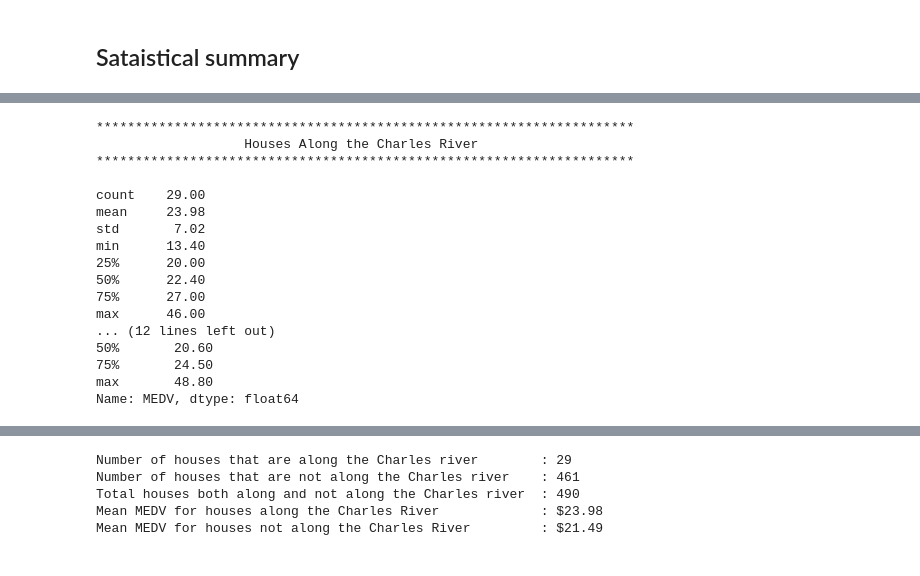
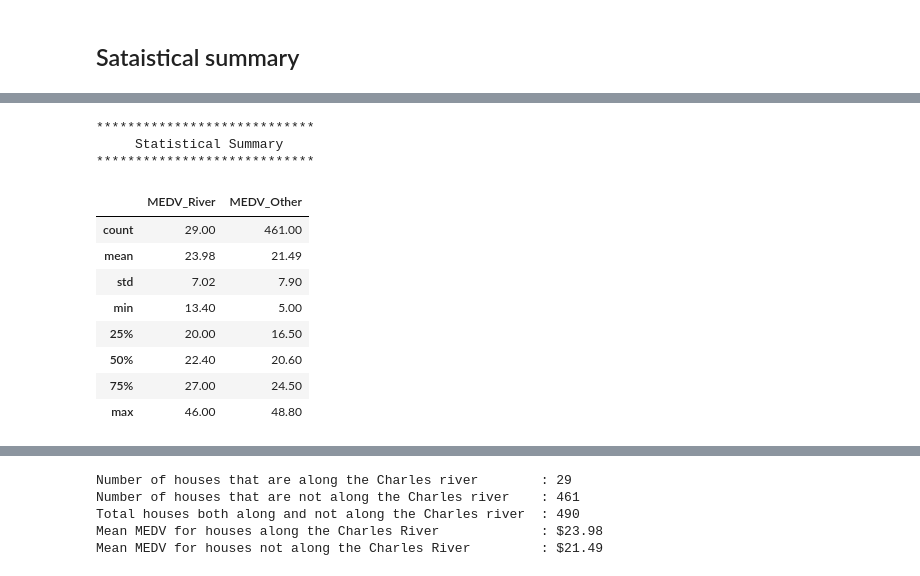
Before and after one commit to Roisin-Fallon/Machine-Learning-and-Statistics-Assessment-2019, a Jupyter notebook: Project.ipynb, the cells around one changed output, grey strips where cells are left out. Cells and saved outputs as stored; diff of their text form; code cells hidden in the pictures.

```diff
--- a/Project.ipynb
+++ b/Project.ipynb
@@ -514,35 +522,37 @@ strong multicollinearity or other numerical problems.
 df2= df.copy(deep=True)
 
 df2=df2[df2['MEDV']<50]
-# %%
-# Adaptd from: https://github.com/ianmcloughlin/jupyter-teaching-notebooks/blob/master/pandas-with-iris.ipynb
-
-print("\n*********************************************************************")
-print("                   Houses Along the Charles River                    ")
-print("*********************************************************************\n")
-by_river = df2.loc[df2.loc[:, 'CHAS'] == 1]["MEDV"]
-print(round(by_river.describe(), 2))
-
-print("\n\n*********************************************************************")
-print("             Houses Not Along the Charles River                      ")
-print("*********************************************************************\n")
-other = df2.loc[df2.loc[:, 'CHAS'] == 0]["MEDV"]
-print(round(other.describe().T, 2))
-# %% [output]
-*********************************************************************
-                   Houses Along the Charles River
-*********************************************************************
-
-count    29.00
-mean     23.98
-std       7.02
-min      13.40
-25%      20.00
-50%      22.40
-75%      27.00
-max      46.00
-... (12 lines left out)
-50%       20.60
-75%       24.50
-max       48.80
-Name: MEDV, dtype: float64
+# %%
+# Break the CHAS column into 2 seperate columns based on if they are along the Charles river (1) or other(0)
+
+# Along the Charles river describe function rounded to 2 decimal places
+river = df2[df2['CHAS']==1].describe()
+
+# Name the column - Adapted from: https://pythonquestion.com/post/how-can-i-change-name-of-arbitrary-columns-in-pandas-df-using-lambda-function/
+river.rename(columns=lambda x:x+'_River', inplace=True)
+
+# Not along the Charles river describe function rounded to 2 decimal places
+other = df2[df2['CHAS']==0].describe()
+other.rename(columns=lambda x:x+'_Other',inplace=True)
+
+# create a new table where you concatenate
+new = pd.concat([river, other], axis=1)
+
+print("\n****************************")
+print("     Statistical Summary   ")
+print("****************************")
+chas = new.loc[:, ['MEDV_River', 'MEDV_Other']]
+chas.round(2)
+# %% [output]
+****************************
+     Statistical Summary
+****************************
+|  | MEDV_River | MEDV_Other |
+| count | 29.00 | 461.00 |
+| mean | 23.98 | 21.49 |
+| std | 7.02 | 7.90 |
+| min | 13.40 | 5.00 |
+| 25% | 20.00 | 16.50 |
+| 50% | 22.40 | 20.60 |
+| 75% | 27.00 | 24.50 |
+| max | 46.00 | 48.80 |
```
Also changed, not shown: parts of 35 cells of this notebook, 1 other file.
